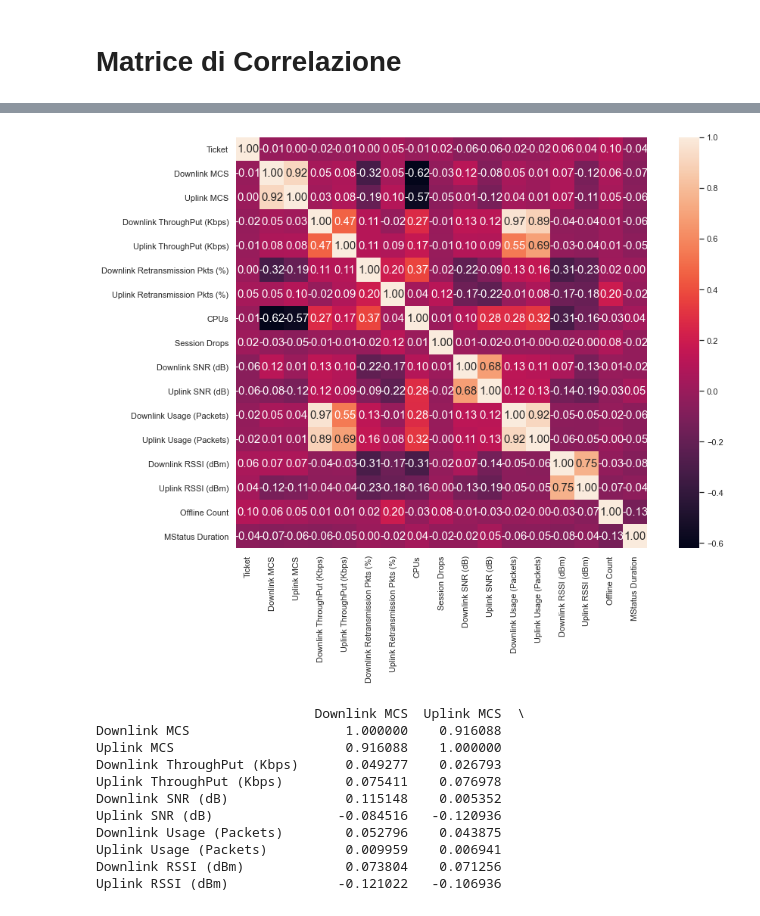
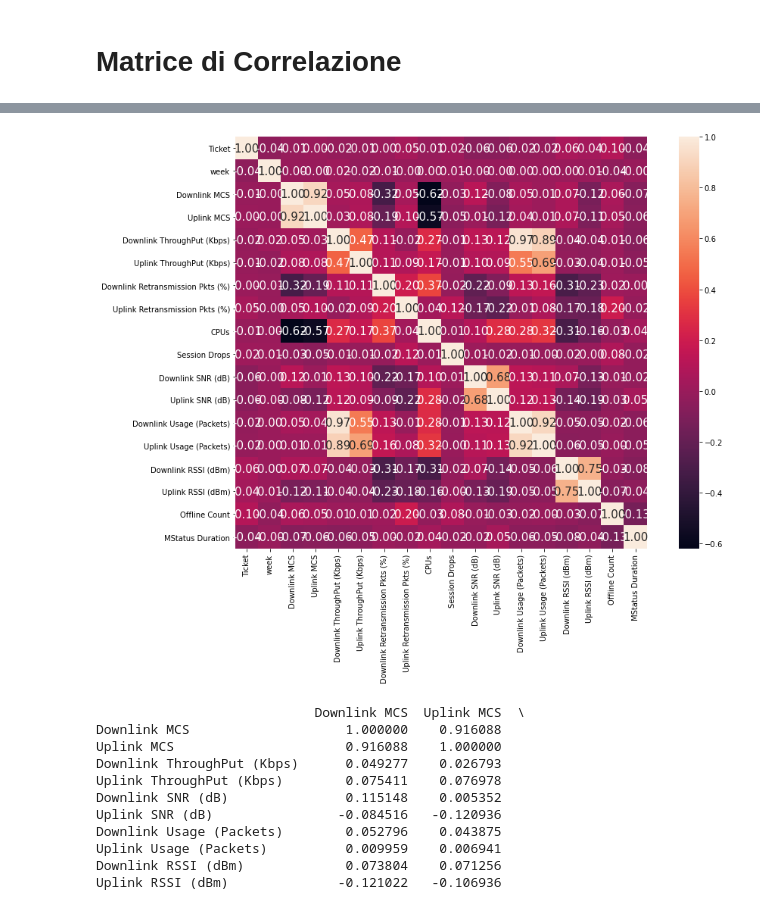
Before and after one commit to Gameng-Engineering-srlu/Cambium-Anomaly-Classificator, a Jupyter notebook: CambiumAnomalyClassificator.ipynb, the cells around one changed output, grey strips where cells are left out. Drawn from its saved outputs; the diff is of its cells as text; code cells hidden in the pictures.

```diff
--- a/CambiumAnomalyClassificator.ipynb
+++ b/CambiumAnomalyClassificator.ipynb
@@ -745,7 +771,7 @@ INFO:LOGGER_NAME:Saving Dataset...XY_data_ctc
 # Start here
 # %%
 data = './XY_data_ctc.csv'
-colX = ['Ticket', 'MAC', 'Device Name', 'Device Type',
+colX = ['Ticket', 'week', 'MAC', 'Device Name', 'Device Type',
         'Downlink MCS', 'Uplink MCS', 'Downlink ThroughPut (Kbps)', 'Uplink ThroughPut (Kbps)',
         'Downlink Retransmission Pkts (%)', 'Uplink Retransmission Pkts (%)', 'CPUs',
         'Session Drops', 'Downlink SNR (dB)', 'Uplink SNR (dB)', 'Downlink Usage (Packets)',
@@ -998,16 +1049,16 @@ Series([], Name: Ticket, dtype: float64)
 # %%
 import numpy as np
-cols = ['Ticket', 'Downlink MCS', 'Uplink MCS', 'Downlink ThroughPut (Kbps)', 'Uplink ThroughPut (Kbps)',
+cols = ['Ticket', 'week', 'Downlink MCS', 'Uplink MCS', 'Downlink ThroughPut (Kbps)', 'Uplink ThroughPut (Kbps)',
         'Downlink Retransmission Pkts (%)', 'Uplink Retransmission Pkts (%)', 'CPUs',
         'Session Drops', 'Downlink SNR (dB)', 'Uplink SNR (dB)', 'Downlink Usage (Packets)',
         'Uplink Usage (Packets)', 'Downlink RSSI (dBm)', 'Uplink RSSI (dBm)', 'Offline Count',
         'MStatus Duration']
 plt.figure(figsize = (15,10))
 cm = np.corrcoef(XY_data_ctc[cols].values.T)
 hm = sns.heatmap(cm, cbar=True, annot=True, square=True, fmt='.2f', annot_kws={'size': 15}, yticklabels=cols, xticklabels=cols)
 plt.show()
 # %% [output]
-[figure, old version]
+[figure, new version]
 # %%
 # Verifica Correlazione tra le variabili
 
```
Also changed, not shown: parts of 20 cells of this notebook.
